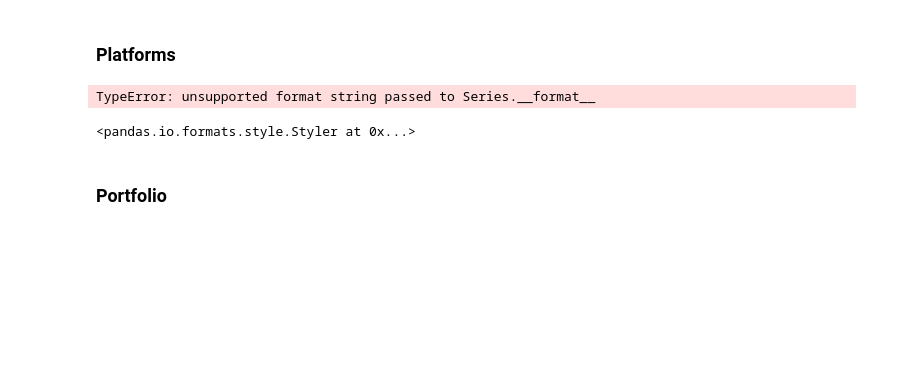
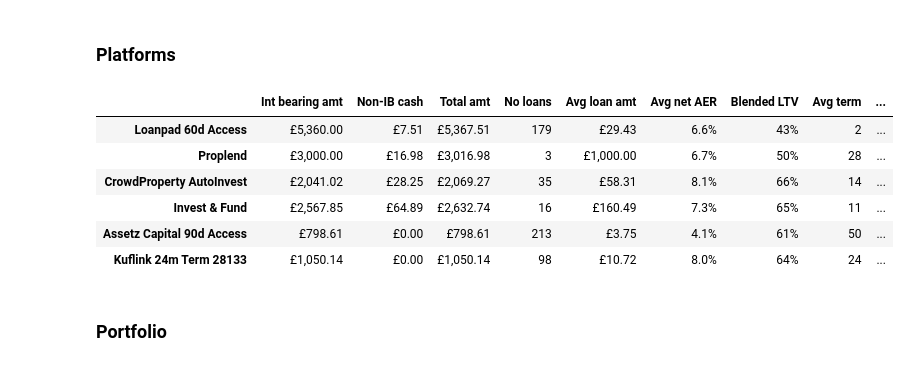
Before and after one commit to sijfish/p2panalytics, a Jupyter notebook: Loan Analytics.ipynb, the cells around one changed output. Saved outputs shown, nothing was run; the diff lists cells and outputs as text; code cells hidden in the pictures; blank space fills up the shorter version.

```diff
--- a/Loan Analytics.ipynb
+++ b/Loan Analytics.ipynb
@@ -32,19 +32,24 @@ def save_platform_csv(platform): # function to update platform_history.csv for a
 # %%
 platform_df = pd.DataFrame(columns=col_list)
 for platform_account in platform_dict.values():
-    platform_loans = loans_df.loc[loans_df['platform_account_name'] == platform_account]
+    platform_loans = loans_df.loc[(loans_df['platform_account_name'] == platform_account) & (loans_df['loan_part_status'] != 'Repaid')]
     platform_ib_cash = cash_df.loc[platform_account]['ib_cash']
     platform_nonib_cash = cash_df.loc[platform_account]['nonib_cash']
     platform_deployed_amt = platform_loans['loan_part_amt'].sum() + platform_ib_cash
     platform_total_amt = platform_deployed_amt + platform_nonib_cash
     platform_df.loc[platform_account] =  [platform_deployed_amt,platform_nonib_cash,platform_total_amt,platform_loans['loan_portion'].sum(),platform_loans['loan_part_amt'].sum() / platform_loans['loan_portion'].sum(),platform_loans['platform_weighted_net_aer'].sum(),platform_loans['platform_weighted_blended_ltv'].sum(),platform_loans['platform_weighted_term_months'].sum(),platform_loans['loan_part_term_months'].max(),platform_loans['platform_weighted_ttm_months'].sum(),platform_loans['loan_part_ttm_days'].max()/33.437,platform_loans.loc[platform_loans['loan_part_status'].isin(['Short Default', 'Long Default', 'Interest Default']), 'loan_part_amt'].sum() / loans_df.loc[loans_df['platform_account_name'] == platform_account, 'loan_part_amt'].sum(),platform_loans.loc[platform_loans['loan_part_status'] == 'Long Default', 'loan_part_amt'].sum(),platform_loans.loc[platform_loans['loan_part_status'] == 'Short Default', 'loan_part_amt'].sum(),platform_loans.loc[platform_loans['loan_part_status'] == 'Interest Default', 'loan_part_amt'].sum()]
 if save_history == True:
     for platform in platform_dict.keys():
         save_platform_csv(platform) # function to update platform_history.csv for all platform accounts
 platform_df.style.format(format_dict)
 # %% [output]
-TypeError: unsupported format string passed to Series.__format__
-<pandas.io.formats.style.Styler at 0x...>
+|  | Int bearing amt | Non-IB cash | Total amt | No loans | Avg loan amt | Avg net AER | Blended LTV | Avg term | ... |
+| Loanpad 60d Access | £5,360.00 | £7.51 | £5,367.51 | 179 | £29.43 | 6.6% | 43% | 2 | ... |
+| Proplend | £3,000.00 | £16.98 | £3,016.98 | 3 | £1,000.00 | 6.7% | 50% | 28 | ... |
+| CrowdProperty AutoInvest | £2,041.02 | £28.25 | £2,069.27 | 35 | £58.31 | 8.1% | 66% | 14 | ... |
+| Invest & Fund | £2,567.85 | £64.89 | £2,632.74 | 16 | £160.49 | 7.3% | 65% | 11 | ... |
+| Assetz Capital 90d Access | £798.61 | £0.00 | £798.61 | 213 | £3.75 | 4.1% | 61% | 50 | ... |
+| Kuflink 24m Term 28133 | £1,050.14 | £0.00 | £1,050.14 | 98 | £10.72 | 8.0% | 64% | 24 | ... |
 # %% [markdown]
 ### Portfolio
 # %%
```
Also changed, not shown: parts of 5 cells of this notebook, 1 other file.
